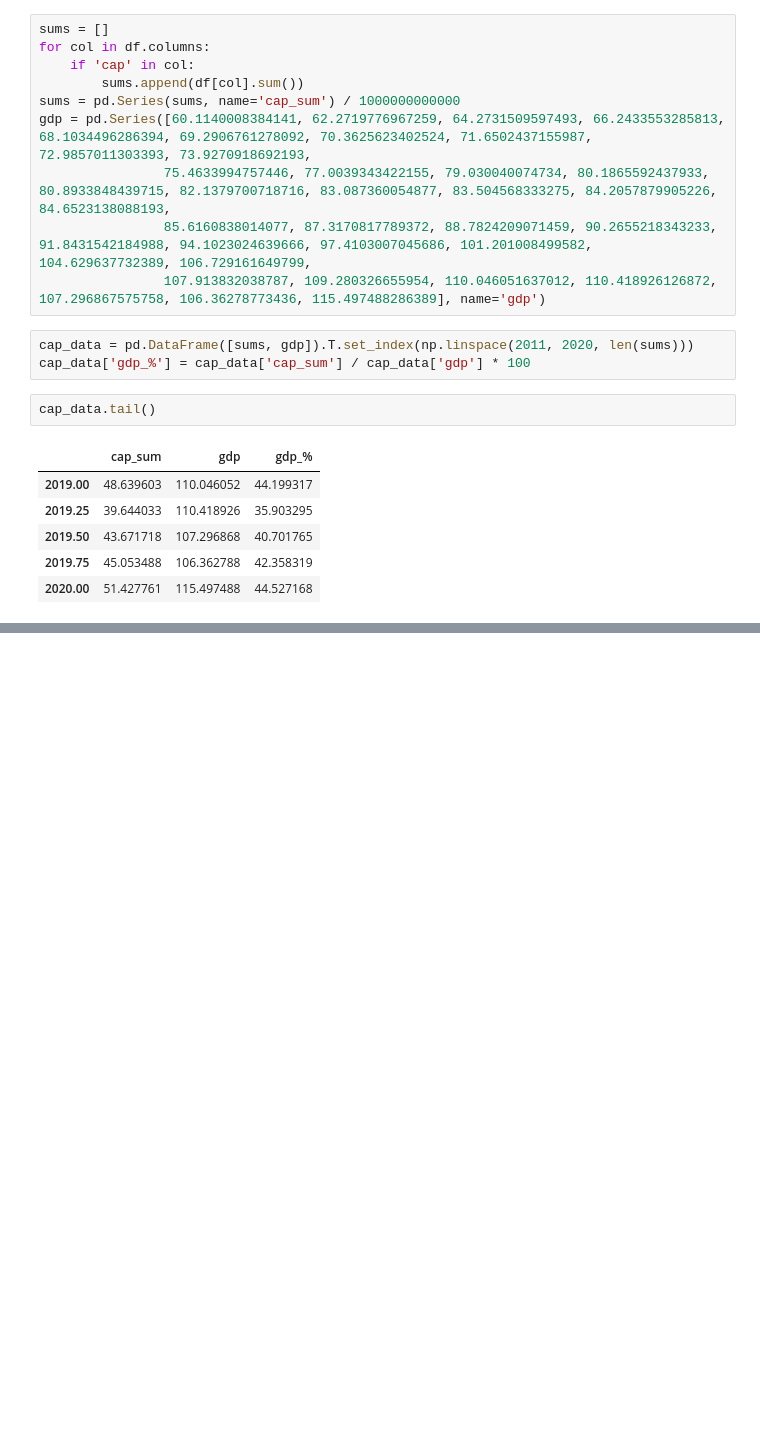
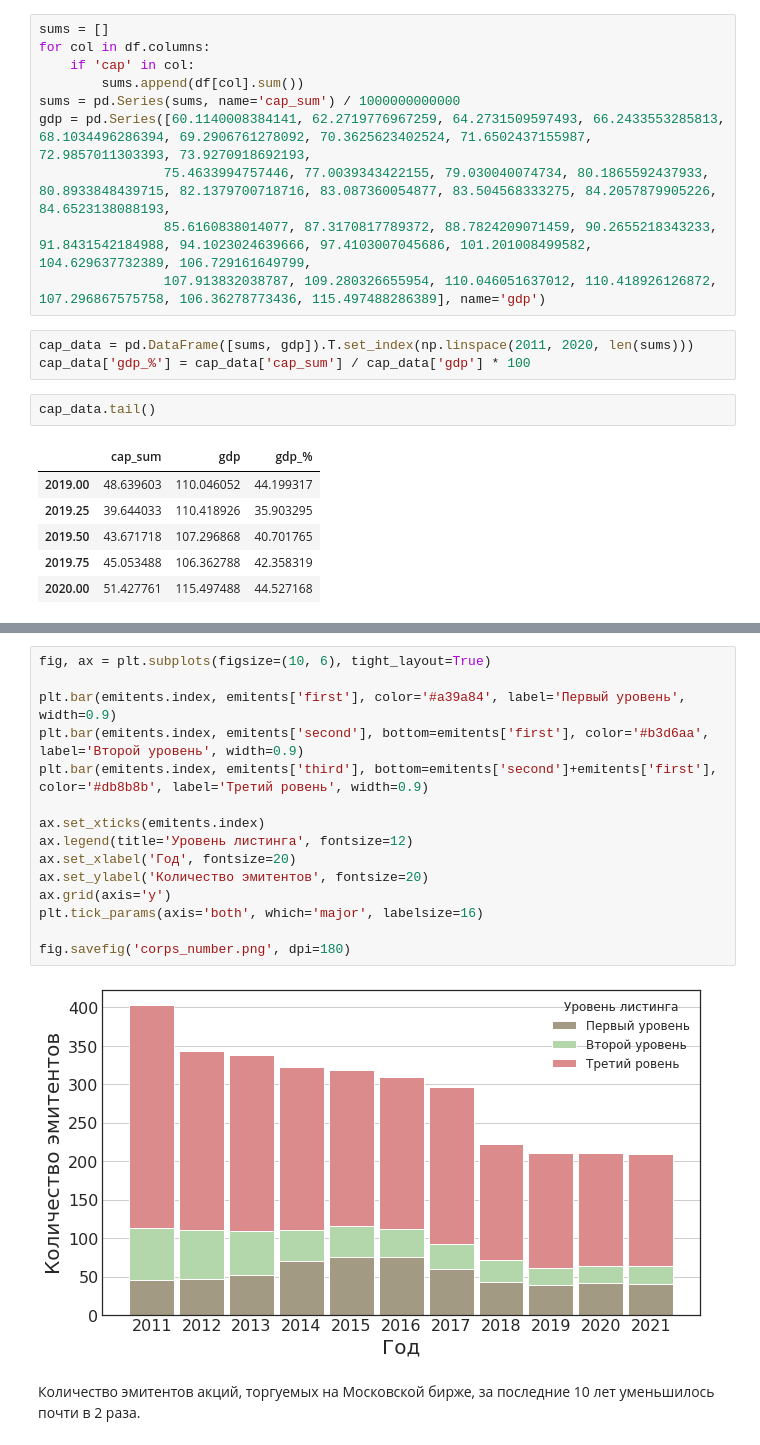
Before and after one commit to kostya-gh/stocks_prediction, a Jupyter notebook: market_cap.ipynb, the cells around one changed output, grey strips where cells are left out. Cells and saved outputs as stored; diff of their text form; blank space fills up the shorter version.

```diff
--- a/market_cap.ipynb
+++ b/market_cap.ipynb
@@ -88,0 +100,19 @@ emitents
+# %%
+fig, ax = plt.subplots(figsize=(10, 6), tight_layout=True)
+
+plt.bar(emitents.index, emitents['first'], color='#a39a84', label='Первый уровень', width=0.9)
+plt.bar(emitents.index, emitents['second'], bottom=emitents['first'], color='#b3d6aa', label='Второй уровень', width=0.9)
+plt.bar(emitents.index, emitents['third'], bottom=emitents['second']+emitents['first'], color='#db8b8b', label='Третий ровень', width=0.9)
+
+ax.set_xticks(emitents.index)
+ax.legend(title='Уровень листинга', fontsize=12)
+ax.set_xlabel('Год', fontsize=20)
+ax.set_ylabel('Количество эмитентов', fontsize=20)
+ax.grid(axis='y')
+plt.tick_params(axis='both', which='major', labelsize=16)
+
+fig.savefig('corps_number.png', dpi=180)
+# %% [output]
+[figure, added]
+# %% [markdown]
+  Количество эмитентов акций, торгуемых на Московской бирже, за последние 10 лет уменьшилось почти в 2 раза.
```
Also changed, not shown: parts of 9 cells of this notebook.
